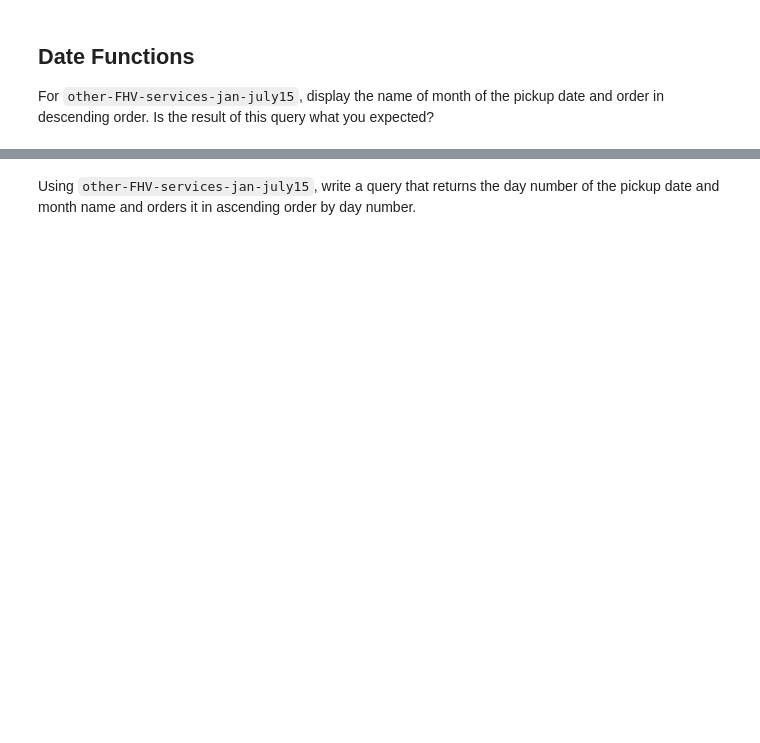
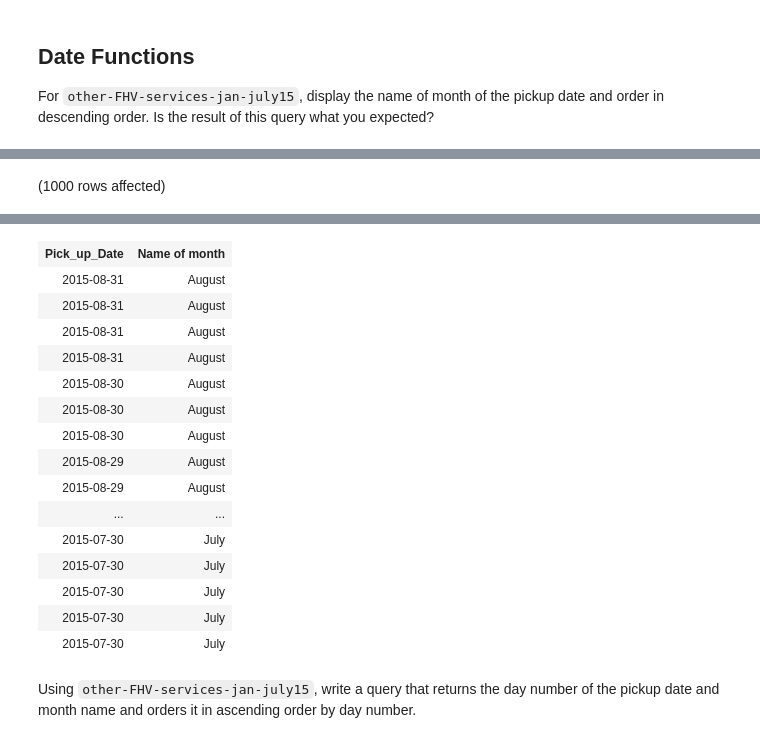
Before and after one commit to hollyhira/sql-part2-exercises, a Jupyter notebook: sql-part2.ipynb, the cells around one changed output, grey strips where cells are left out. Drawn from its saved outputs; the diff is of its cells as text; code cells hidden in the pictures; blank space fills up the shorter version.

```diff
--- a/sql-part2.ipynb
+++ b/sql-part2.ipynb
@@ -53,0 +73,7 @@ Total execution time: 00:00:00
+# %%
+USE RideShareDB
+SELECT TOP(1000) Pick_up_Date, DATENAME(MONTH, Pick_up_Date) AS 'Name of month'
+    FROM other_FHV_services_jan_aug_2015
+        ORDER BY Pick_up_Date DESC
+# %% [output]
+(1000 rows affected)
@@ -54,2 +81,18 @@ Total execution time: 00:00:00
+| Pick_up_Date | Name of month |
+| 2015-08-31 | August |
+| 2015-08-31 | August |
+| 2015-08-31 | August |
+| 2015-08-31 | August |
+| 2015-08-30 | August |
+| 2015-08-30 | August |
+| 2015-08-30 | August |
+| 2015-08-29 | August |
+| 2015-08-29 | August |
+| ... | ... |
+| 2015-07-30 | July |
+| 2015-07-30 | July |
+| 2015-07-30 | July |
+| 2015-07-30 | July |
+| 2015-07-30 | July |
 # %% [markdown]
 Using `other-FHV-services-jan-july15`, write a query that returns the day number of the pickup date and month name and orders it in ascending order by day number.
```
Also changed, not shown: parts of 12 cells of this notebook.
